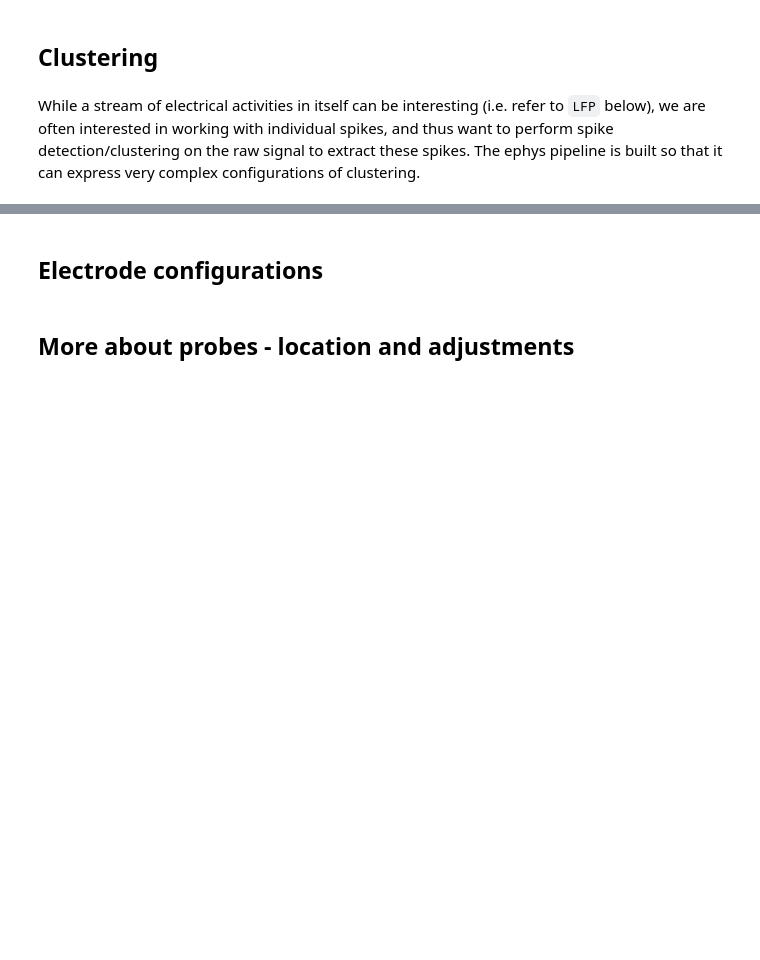
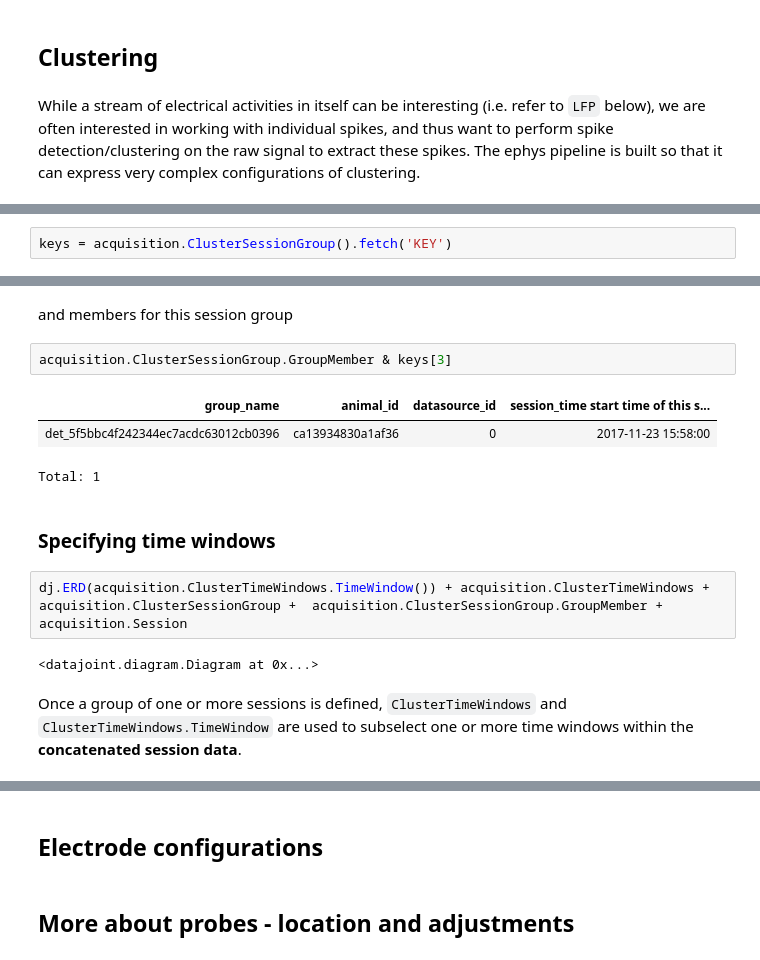
Before and after one commit to kavli-ntnu/dj-docs, a Jupyter notebook: notebooks/The_Ephys_Pipeline.ipynb, the cells around one changed output, grey strips where cells are left out. Cells and saved outputs as stored; diff of their text form; blank space fills up the shorter version.

```diff
--- a/notebooks/The_Ephys_Pipeline.ipynb
+++ b/notebooks/The_Ephys_Pipeline.ipynb
@@ -305,0 +360,2 @@ While a stream of electrical activities in itself can be interesting (i.e. refer
+# %%
+keys = acquisition.ClusterSessionGroup().fetch('KEY')
@@ -305,0 +368,16 @@ While a stream of electrical activities in itself can be interesting (i.e. refer
+# %% [markdown]
+and members for this session group
+# %%
+acquisition.ClusterSessionGroup.GroupMember & keys[3]
+# %% [output]
+| group_name | animal_id | datasource_id | session_time start time of this s... |
+| det_5f5bbc4f242344ec7acdc63012cb0396 | ca13934830a1af36 | 0 | 2017-11-23 15:58:00 |
+Total: 1
+# %% [markdown]
+### Specifying time windows
+# %%
+dj.ERD(acquisition.ClusterTimeWindows.TimeWindow()) + acquisition.ClusterTimeWindows + acquisition.ClusterSessionGroup +  acquisition.ClusterSessionGroup.GroupMember + acquisition.Session
+# %% [output]
+<datajoint.diagram.Diagram at 0x...>
+# %% [markdown]
+Once a group of one or more sessions is defined, `ClusterTimeWindows` and `ClusterTimeWindows.TimeWindow` are  used to subselect one or more time windows within the **concatenated session data**.
```
Also changed, not shown: parts of 19 cells of this notebook.
